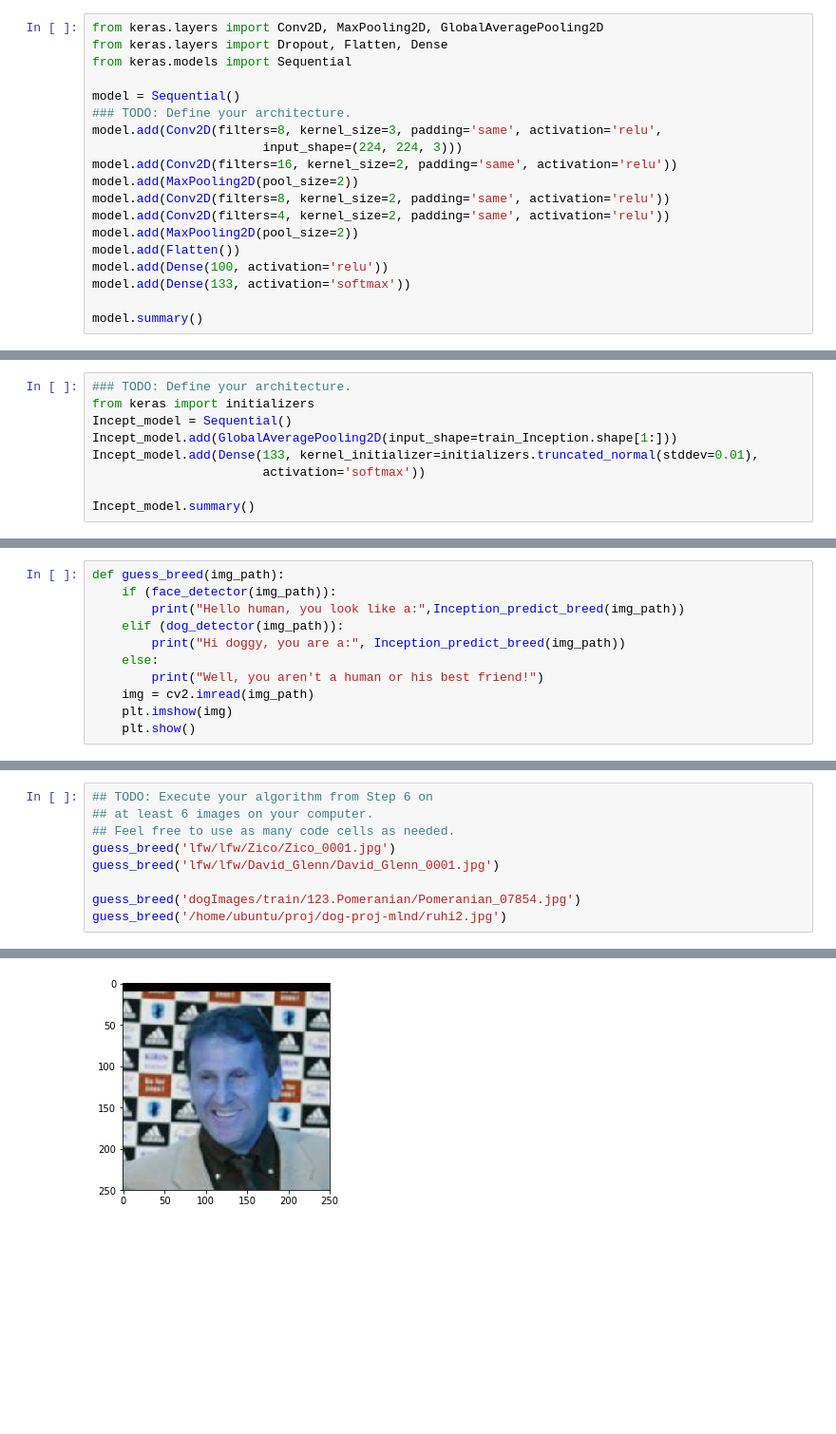
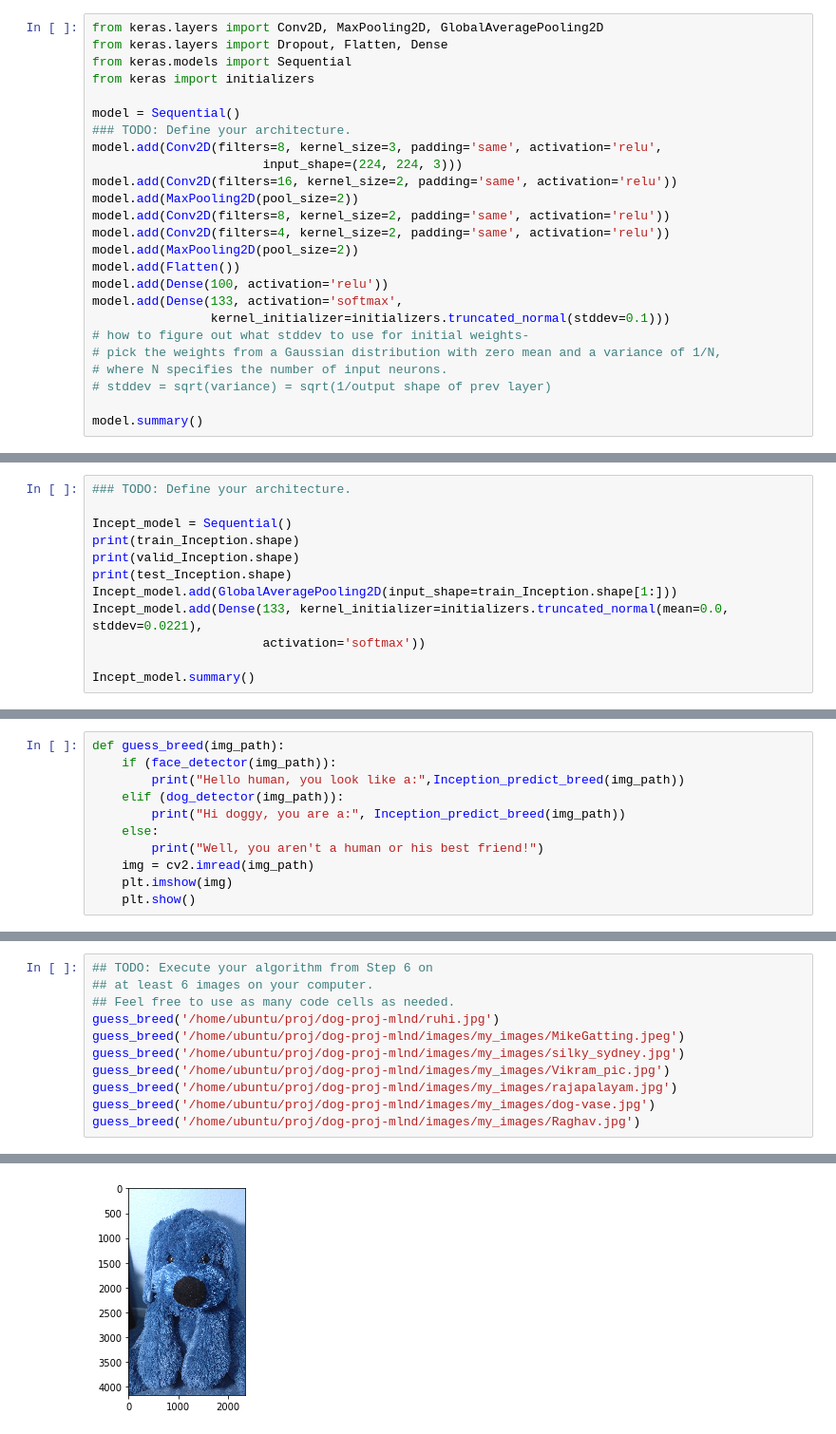
Before and after one commit to vharavu/dog-breed, a Jupyter notebook: dog_app.ipynb, the cells around one changed output, grey strips where cells are left out. Shown at 95% size. Cells and saved outputs as stored; diff of their text form; blank space fills up the shorter version.

Commit message:
ran cnn on my own images; added perf improvement notes.

```diff
--- a/dog_app.ipynb
+++ b/dog_app.ipynb
@@ -408,6 +408,7 @@ __Answer:__
 from keras.layers import Conv2D, MaxPooling2D, GlobalAveragePooling2D
 from keras.layers import Dropout, Flatten, Dense
 from keras.models import Sequential
+from keras import initializers
 
 model = Sequential()
 ### TODO: Define your architecture.
@@ -420,7 +421,12 @@ model.add(Conv2D(filters=4, kernel_size=2, padding='same', activation='relu'))
 model.add(MaxPooling2D(pool_size=2))
 model.add(Flatten())
 model.add(Dense(100, activation='relu'))
-model.add(Dense(133, activation='softmax'))
+model.add(Dense(133, activation='softmax',
+                kernel_initializer=initializers.truncated_normal(stddev=0.1)))
+# how to figure out what stddev to use for initial weights-
+# pick the weights from a Gaussian distribution with zero mean and a variance of 1/N,
+# where N specifies the number of input neurons.
+# stddev = sqrt(variance) = sqrt(1/output shape of prev layer)
 
 model.summary()
 # %% [output]
@@ -639,9 +654,12 @@ __Answer:__
 # %%
 ### TODO: Define your architecture.
-from keras import initializers
+
 Incept_model = Sequential()
+print(train_Inception.shape)
+print(valid_Inception.shape)
+print(test_Inception.shape)
 Incept_model.add(GlobalAveragePooling2D(input_shape=train_Inception.shape[1:]))
-Incept_model.add(Dense(133, kernel_initializer=initializers.truncated_normal(stddev=0.01),
+Incept_model.add(Dense(133, kernel_initializer=initializers.truncated_normal(mean=0.0, stddev=0.0221),
                        activation='softmax'))
 
 Incept_model.summary()
@@ -800,9 +826,11 @@ __Answer:__
 ## TODO: Execute your algorithm from Step 6 on
 ## at least 6 images on your computer.
 ## Feel free to use as many code cells as needed.
-guess_breed('lfw/lfw/Zico/Zico_0001.jpg')
-guess_breed('lfw/lfw/David_Glenn/David_Glenn_0001.jpg')
-
-guess_breed('dogImages/train/123.Pomeranian/Pomeranian_07854.jpg')
-guess_breed('/home/ubuntu/proj/dog-proj-mlnd/ruhi2.jpg')
+guess_breed('/home/ubuntu/proj/dog-proj-mlnd/ruhi.jpg')
+guess_breed('/home/ubuntu/proj/dog-proj-mlnd/images/my_images/MikeGatting.jpeg')
+guess_breed('/home/ubuntu/proj/dog-proj-mlnd/images/my_images/silky_sydney.jpg')
+guess_breed('/home/ubuntu/proj/dog-proj-mlnd/images/my_images/Vikram_pic.jpg')
+guess_breed('/home/ubuntu/proj/dog-proj-mlnd/images/my_images/rajapalayam.jpg')
+guess_breed('/home/ubuntu/proj/dog-proj-mlnd/images/my_images/dog-vase.jpg')
+guess_breed('/home/ubuntu/proj/dog-proj-mlnd/images/my_images/Raghav.jpg')
 # %% [output]
@@ -810 +838 @@ Hello human, you look like a: Dachshund
-[figure, old version]
+[figure, new version]
```
Also changed, not shown: parts of 12 cells of this notebook.
